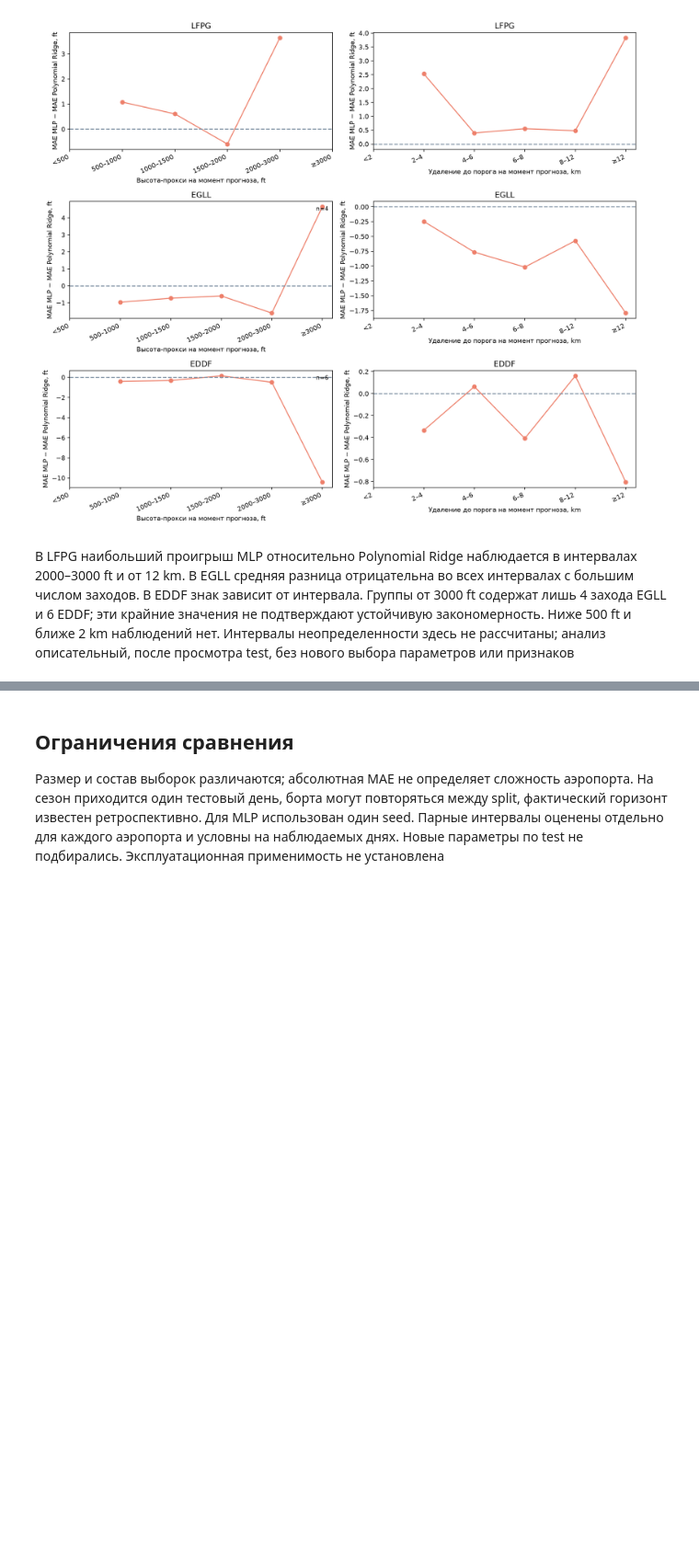
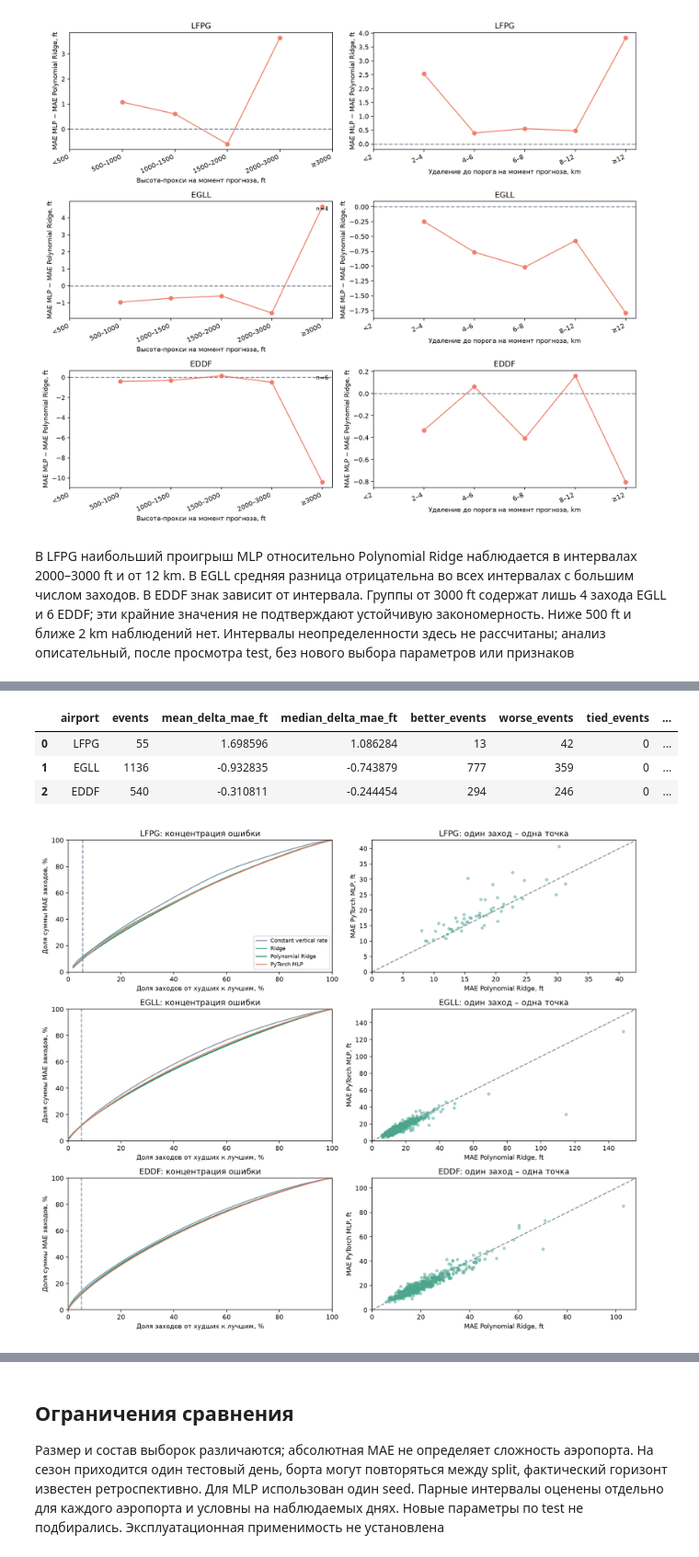
Before and after one commit to steptovictory-dev/Approach-Risk-ver.-1.2, a Jupyter notebook: notebooks/02_three_airports.ipynb, the cells around one changed output, grey strips where cells are left out. Shown at 92% size. Drawn from its saved outputs; the diff is of its cells as text; code cells hidden in the pictures; blank space fills up the shorter version.

Commit message:
Analyze event error quantiles and worst-event concentration

```diff
--- a/notebooks/02_three_airports.ipynb
+++ b/notebooks/02_three_airports.ipynb
@@ -215,0 +222,6 @@ display(Image(filename=str(root / "reports/phase_delta.png")))
+# %%
+# Показываем квантили, концентрацию ошибки и парное сравнение заходов
+display(pd.read_csv(root / "reports/error_tails.csv"))
+display(pd.read_csv(root / "reports/error_tails_paired.csv"))
+display(Image(filename=str(root / "reports/error_tails.png")))
+# %% [output]
@@ -215,0 +241,5 @@ display(Image(filename=str(root / "reports/phase_delta.png")))
+|  | airport | events | mean_delta_mae_ft | median_delta_mae_ft | better_events | worse_events | tied_events | ... |
+| 0 | LFPG | 55 | 1.698596 | 1.086284 | 13 | 42 | 0 | ... |
+| 1 | EGLL | 1136 | -0.932835 | -0.743879 | 777 | 359 | 0 | ... |
+| 2 | EDDF | 540 | -0.310811 | -0.244454 | 294 | 246 | 0 | ... |
+[figure, added]
```
Also changed, not shown: parts of 3 cells of this notebook, 12 other files.
